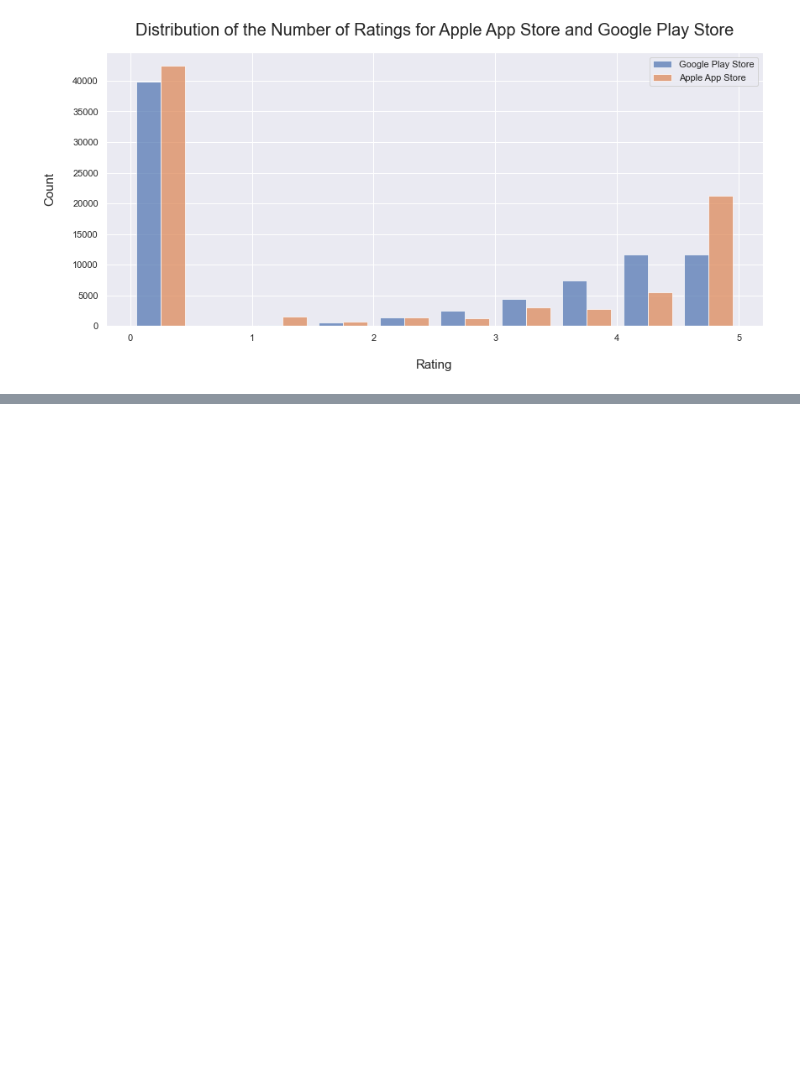
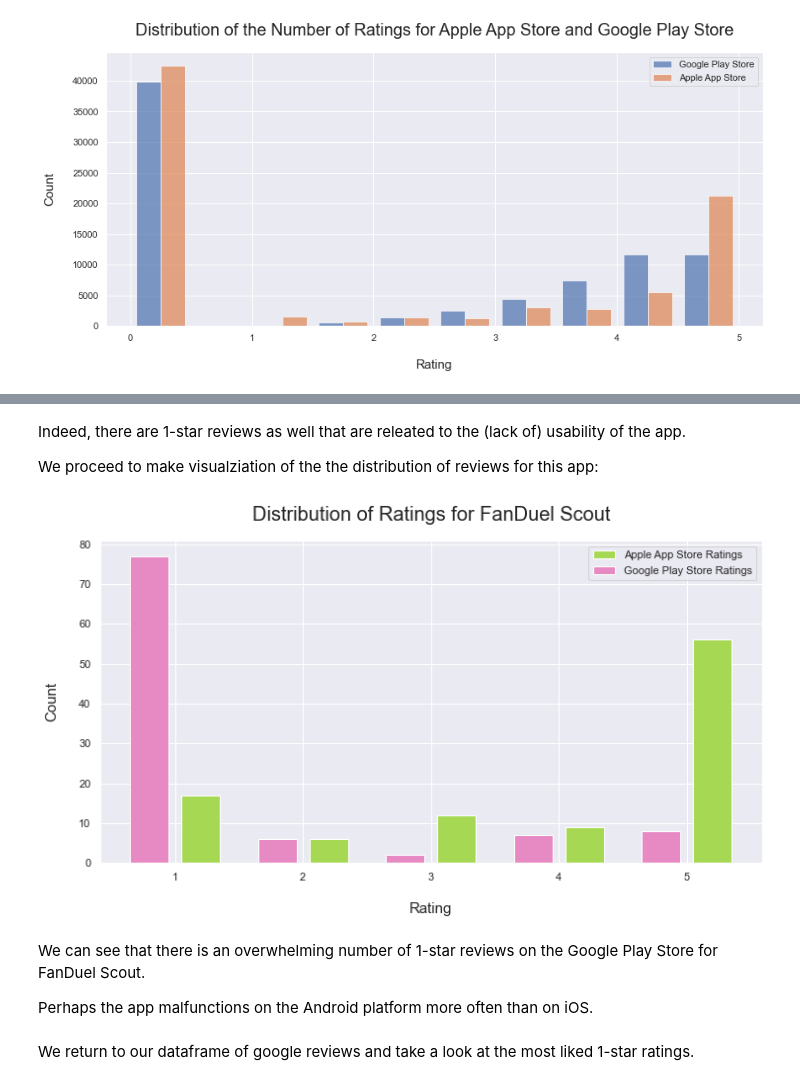
Before and after one commit to Superocker50/CMPT-353-Final-Project, a Jupyter notebook: cmpt-353-part-2.ipynb, the cells around one changed output, grey strips where cells are left out. Drawn from its saved outputs; the diff is of its cells as text; code cells hidden in the pictures; blank space fills up the shorter version.

```diff
--- a/cmpt-353-part-2.ipynb
+++ b/cmpt-353-part-2.ipynb
@@ -289,0 +197,3 @@ As we explore this question, we will look at the reviews for these applications
+# %%
+reviews_apple_selected = pd.read_csv('apple_app_reviews.csv')
+reviews_apple_selected.rename(columns={'app_id': 'App Id'}, errors='raise', inplace=True)
@@ -289,0 +259,4 @@ As we explore this question, we will look at the reviews for these applications
+# %%
+fanduel_google = reviews_google[reviews_google['App Id'] == 'com.fanduel.scout'].copy()
+fanduel_google.sort_values(by=['likes'], ascending=False, inplace=True)
+fanduel_google[['content', 'likes']].head(5)
@@ -289,0 +274,3 @@ As we explore this question, we will look at the reviews for these applications
+# %%
+fanduel_apple = reviews_apple_selected[(reviews_apple_selected['App Id'] == 'com.fanduel.scout')].copy()
+fanduel_apple.head(5)
@@ -289,0 +284,38 @@ As we explore this question, we will look at the reviews for these applications
+# %% [markdown]
+Indeed, there are 1-star reviews as well that are releated to the (lack of) usability of the app.
+
+We proceed to make visualziation of the the distribution of reviews for this app:
+# %%
+count_fanduel_apple = fanduel_apple.groupby(by=['score']).count().reset_index()
+count_fanduel_google = fanduel_google.groupby(by=['score']).count().reset_index()
+# %%
+figure = plt.figure(figsize=(12,6))
+axis = plt.gca()
+
+apple_fanduel = count_fanduel_apple['App Id'] # This is the count
+google_fanduel = count_fanduel_google['App Id']
+
+# Inspired from https://matplotlib.org/stable/gallery/lines_bars_and_markers/barchart.html
+x = np.arange(5)
+width = 0.3
+
+axis.bar(x+0.2, apple_fanduel, width, label='Apple App Store Ratings', color=palette[4])
+axis.bar(x-0.2, google_fanduel, width, label='Google Play Store Ratings', color=palette[3])
+axis.legend()
+
+axis.set_xlabel('Rating', fontsize=15, labelpad=20)
+axis.set_ylabel('Count', fontsize=15, labelpad=20)
+axis.set_title('Distribution of Ratings for FanDuel Scout', fontsize=20, pad=20)
+
+axis.set_xticks(ticks=count_fanduel_google.index)
+axis.set_xticklabels(labels=count_fanduel_google['score'])
+
+plt.show()
+# %% [output]
+[figure, added]
+# %% [markdown]
+We can see that there is an overwhelming number of 1-star reviews on the Google Play Store for FanDuel Scout.
+
+Perhaps the app malfunctions on the Android platform more often than on iOS.
+# %% [markdown]
+We return to our dataframe of google reviews and take a look at the most liked 1-star ratings.
```
Also changed, not shown: parts of 95 cells of this notebook, 6 other files.
